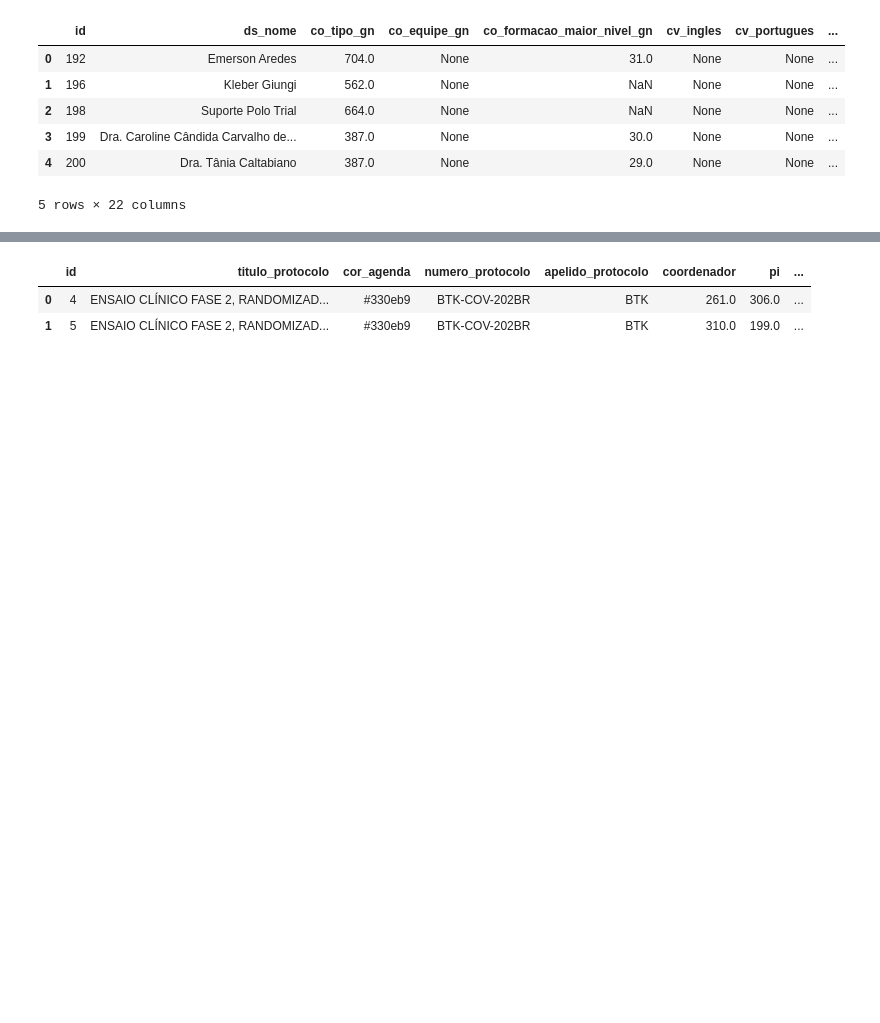
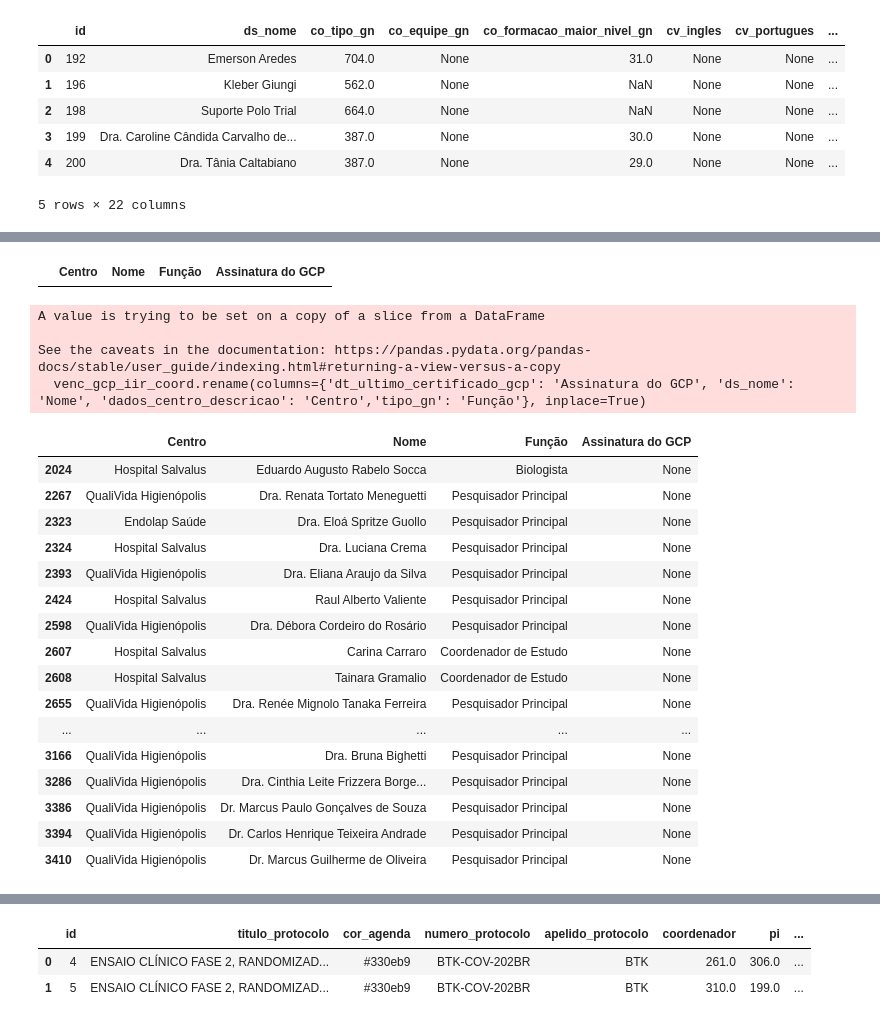
Before and after one commit to tisvri/push_campo, a Jupyter notebook: push_campo.ipynb, the cells around one changed output, grey strips where cells are left out. Saved outputs shown, nothing was run; the diff lists cells and outputs as text; code cells hidden in the pictures; blank space fills up the shorter version.

```diff
--- a/push_campo.ipynb
+++ b/push_campo.ipynb
@@ -63,0 +116,43 @@ pessoas.head(5)
+# %%
+rocio = [' Maternidade e Cirurgia Nossa Senhora do Rocio SA']
+filtro2 = gcp_modelado['dados_centro_descricao'].isin(rocio)
+centro_rocio = gcp_modelado[filtro2]
+venc_gcp_rocio = centro_rocio [centro_rocio['tipo_gn'] != 'Equipe padrão (adicionada automaticamente para todos os protocolos)']
+venc_gcp_rocio.rename(columns={'dt_ultimo_certificado_gcp': 'Assinatura do GCP', 'ds_nome': 'Nome', 'dados_centro_descricao': 'Centro','tipo_gn': 'Função'}, inplace=True)
+nova_ordem = ['Centro', 'Nome', 'Função', 'Assinatura do GCP']
+venc_gcp_rocio = venc_gcp_rocio[nova_ordem]
+venc_gcp_rocio
+# %% [output]
+|  | Centro | Nome | Função | Assinatura do GCP |
+# %%
+iir_coord = ['Hospital das Clínicas de Itajubá', 'Saint-Beaute Clinique', 'Hospital Salvalus','Consultório Lopes e Sartorelli', ' Clínica Berger',
+            'QualiVida Higienópolis','Endolap Saúde' ]
+filtro3 = gcp_modelado['dados_centro_descricao'].isin(iir_coord)
+centro_iir_coord = gcp_modelado[filtro3]
+venc_gcp_iir_coord = centro_iir_coord [centro_iir_coord['tipo_gn'] != 'Equipe padrão (adicionada automaticamente para todos os protocolos)']
+venc_gcp_iir_coord.rename(columns={'dt_ultimo_certificado_gcp': 'Assinatura do GCP', 'ds_nome': 'Nome', 'dados_centro_descricao': 'Centro','tipo_gn': 'Função'}, inplace=True)
+nova_ordem = ['Centro', 'Nome', 'Função', 'Assinatura do GCP']
+venc_gcp_iir_coord = venc_gcp_iir_coord[nova_ordem]
+venc_gcp_iir_coord
+# %% [output]
+A value is trying to be set on a copy of a slice from a DataFrame
+
+See the caveats in the documentation: https://pandas.pydata.org/pandas-docs/stable/user_guide/indexing.html#returning-a-view-versus-a-copy
+  venc_gcp_iir_coord.rename(columns={'dt_ultimo_certificado_gcp': 'Assinatura do GCP', 'ds_nome': 'Nome', 'dados_centro_descricao': 'Centro','tipo_gn': 'Função'}, inplace=True)
+|  | Centro | Nome | Função | Assinatura do GCP |
+| 2024 | Hospital Salvalus | Eduardo Augusto Rabelo Socca | Biologista | None |
+| 2267 | QualiVida Higienópolis | Dra. Renata Tortato Meneguetti | Pesquisador Principal | None |
+| 2323 | Endolap Saúde | Dra. Eloá Spritze Guollo | Pesquisador Principal | None |
+| 2324 | Hospital Salvalus | Dra. Luciana Crema | Pesquisador Principal | None |
+| 2393 | QualiVida Higienópolis | Dra. Eliana Araujo da Silva | Pesquisador Principal | None |
+| 2424 | Hospital Salvalus | Raul Alberto Valiente | Pesquisador Principal | None |
+| 2598 | QualiVida Higienópolis | Dra. Débora Cordeiro do Rosário | Pesquisador Principal | None |
+| 2607 | Hospital Salvalus | Carina Carraro | Coordenador de Estudo | None |
+| 2608 | Hospital Salvalus | Tainara Gramalio | Coordenador de Estudo | None |
+| 2655 | QualiVida Higienópolis | Dra. Renée Mignolo Tanaka Ferreira | Pesquisador Principal | None |
+| ... | ... | ... | ... | ... |
+| 3166 | QualiVida Higienópolis | Dra. Bruna Bighetti | Pesquisador Principal | None |
+| 3286 | QualiVida Higienópolis | Dra. Cinthia Leite Frizzera Borge... | Pesquisador Principal | None |
+| 3386 | QualiVida Higienópolis | Dr. Marcus Paulo Gonçalves de Souza | Pesquisador Principal | None |
+| 3394 | QualiVida Higienópolis | Dr. Carlos Henrique Teixeira Andrade | Pesquisador Principal | None |
+| 3410 | QualiVida Higienópolis | Dr. Marcus Guilherme de Oliveira | Pesquisador Principal | None |
```
Also changed, not shown: parts of 41 cells of this notebook.
